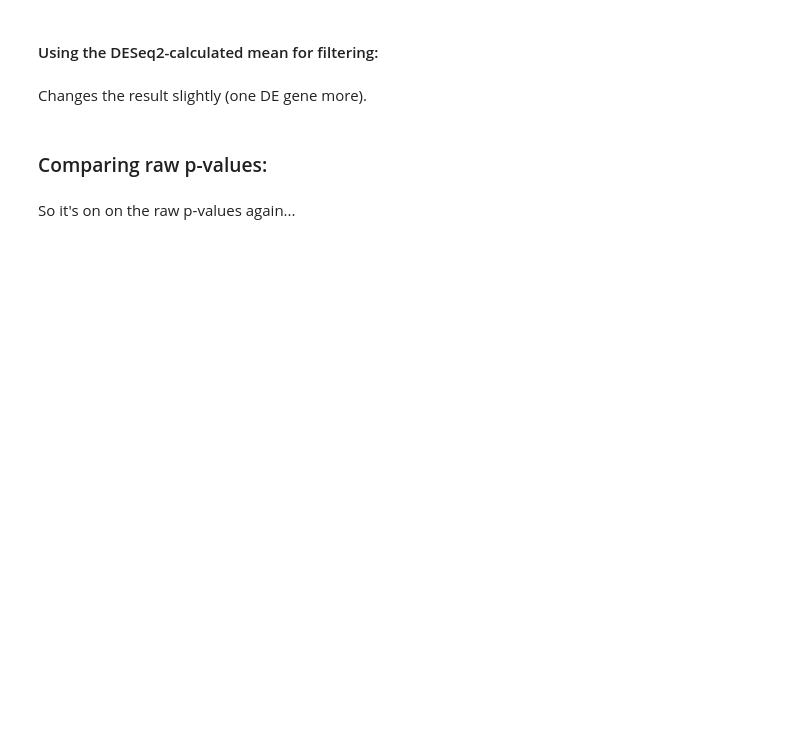
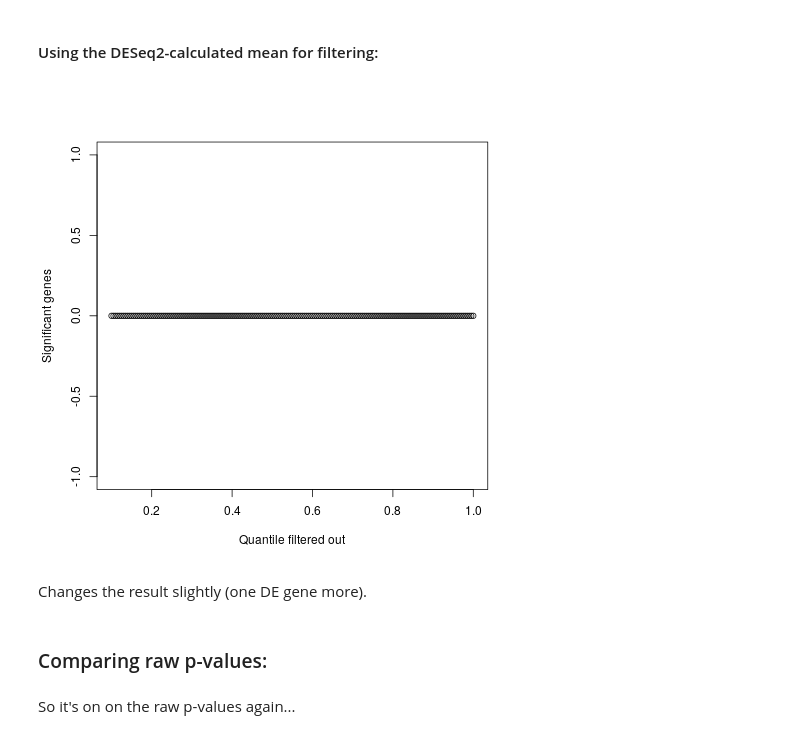
Before and after one commit to krassowski/meningitis-integration, a Jupyter notebook: analyses/rnaseq_vs_clinical/_Detailed_DESeq2_-_limma_comparison.ipynb, the cells around one changed output. Saved outputs shown, nothing was run; the diff lists cells and outputs as text; code cells hidden in the pictures; blank space fills up the shorter version.

```diff
--- a/analyses/rnaseq_vs_clinical/_Detailed_DESeq2_-_limma_comparison.ipynb
+++ b/analyses/rnaseq_vs_clinical/_Detailed_DESeq2_-_limma_comparison.ipynb
@@ -590,7 +608,9 @@ subset_trend_rle = trend_rle[
 ]
 # %%
 %%R -i subset_trend_rle
-filter_by_mean_expresion(subset_trend_rle, expression_col='mean_count_expr')
+filter_by_mean_expression(subset_trend_rle, expression_col='mean_count_expr')
+# %% [output]
+[figure, added]
 # %% [markdown]
 Changes the result slightly (one DE gene more).
 # %% [markdown]
```
Also changed, not shown: parts of 19 cells of this notebook, 2 other files.
